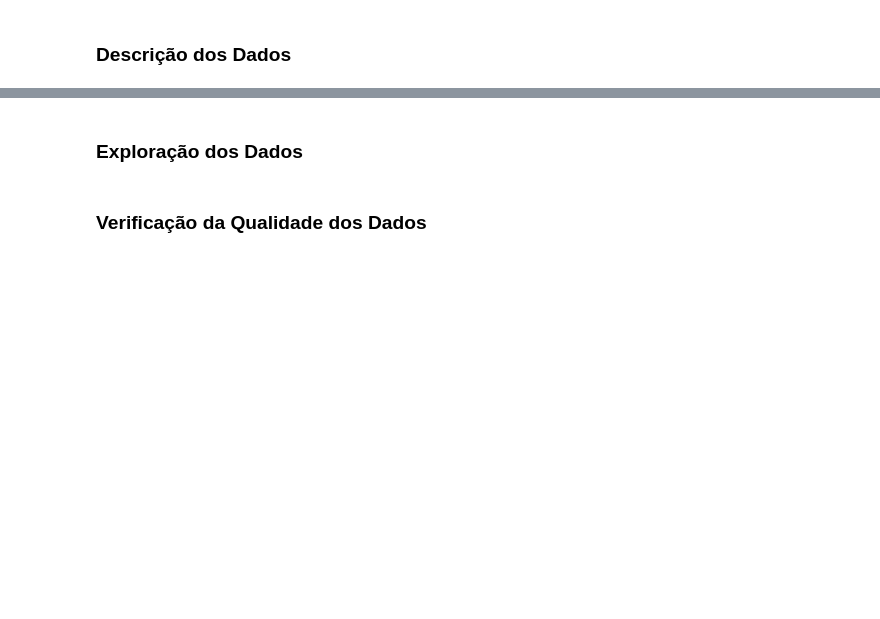
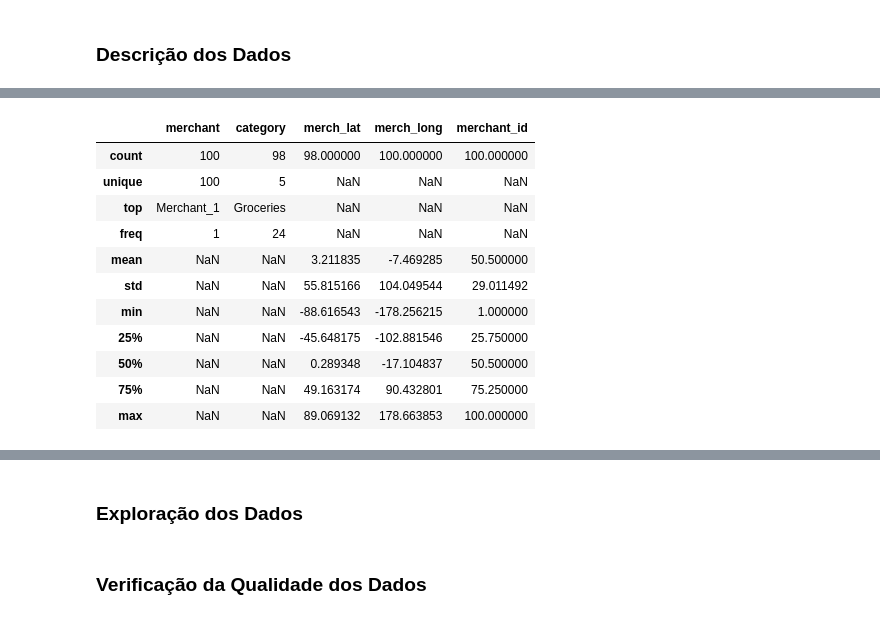
Before and after one commit to manelneto/fraud, a Jupyter notebook: task1.ipynb, the cells around one changed output, grey strips where cells are left out. Cells and saved outputs as stored; diff of their text form; code cells hidden in the pictures; blank space fills up the shorter version.

```diff
--- a/task1.ipynb
+++ b/task1.ipynb
@@ -167,0 +365,15 @@ memory usage: 2.1+ MB
+# %%
+merchants.describe(include = 'all')
+# %% [output]
+|  | merchant | category | merch_lat | merch_long | merchant_id |
+| count | 100 | 98 | 98.000000 | 100.000000 | 100.000000 |
+| unique | 100 | 5 | NaN | NaN | NaN |
+| top | Merchant_1 | Groceries | NaN | NaN | NaN |
+| freq | 1 | 24 | NaN | NaN | NaN |
+| mean | NaN | NaN | 3.211835 | -7.469285 | 50.500000 |
+| std | NaN | NaN | 55.815166 | 104.049544 | 29.011492 |
+| min | NaN | NaN | -88.616543 | -178.256215 | 1.000000 |
+| 25% | NaN | NaN | -45.648175 | -102.881546 | 25.750000 |
+| 50% | NaN | NaN | 0.289348 | -17.104837 | 50.500000 |
+| 75% | NaN | NaN | 49.163174 | 90.432801 | 75.250000 |
+| max | NaN | NaN | 89.069132 | 178.663853 | 100.000000 |
```
Also changed, not shown: parts of 44 cells of this notebook.
